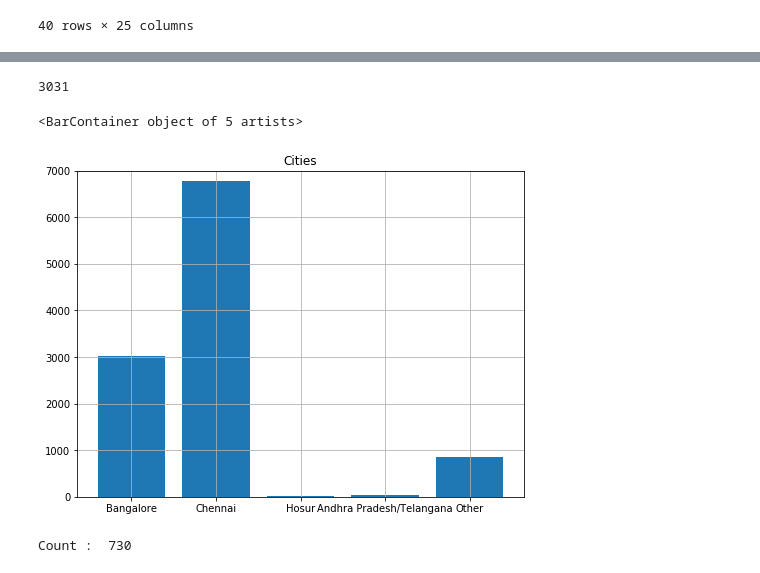
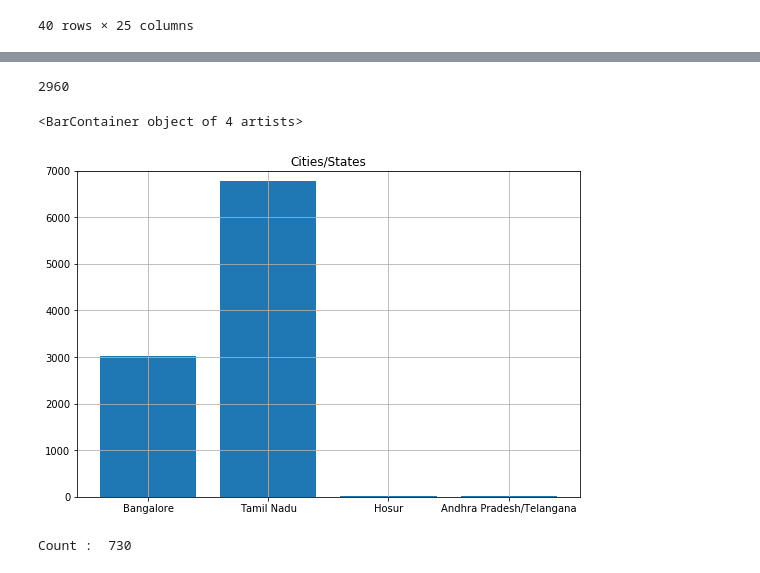
Before and after one commit to ShriyaShankar/Ward-Index, a Jupyter notebook: test_ML.ipynb, the cells around one changed output, grey strips where cells are left out. Saved outputs shown, nothing was run; the diff lists cells and outputs as text; code cells hidden in the pictures.

Commit message:
testing ml + trying to figure out sentiment analysis

```diff
--- a/test_ML.ipynb
+++ b/test_ML.ipynb
@@ -98,8 +119,9 @@ def ward():
             ward_count+=1
     print("Noise: ",ward_count)
 # %%
+#cleaning df.location and alloting city/state IDs
+
 city_number = []
-blor = ["chennai"] #['bangalore', 'Bangalore', 'bengaluru', 'Bengaluru', 'BANGALORE', 'BENGALURU']
 i = 0
 for city in df.location:
     #print(str(city))
@@ -109,8 +131,6 @@ for city in df.location:
         city_number.insert(i, 2)
     elif "Andhra Pradesh" in str(df.location[i]):
         city_number.insert(i, 4)
-    elif "Telangana" in str(df.location[i]):
-        city_number.insert(i,4)
     elif "hosur" in str(df.location[i]).lower():
         city_number.insert(i,3)
     elif "bangalore" in str(df.location[i]).lower():
@@ -124,25 +144,52 @@ for city in df.location:
     else:
         city_number.insert(i,0)
     i += 1
+
+#print(len(city_number))
 df['city_number'] = city_number
 
+k = 0
+for i in df.location:
+        if "chikkajala" in str(df.location[k]).lower():
+            df.city_number[k] = 0
+        if "nagegowdanapalya" in str(df.location[k]).lower():
+            df.city_number[k] = 0
+        if "562157" in str(df.location[k]).lower():
+            df.city_number[k] = 0
+        if "562129" in str(df.location[k]).lower():
+            df.city_number[k] = 0
+        if "Behind government automobile workshop bangalore" in str(df.landmark[k]):
+            df.city_number[k] = 0
+        if "562125" in str(df.location[k]).lower() or "562123" in str(df.location[k]).lower():
+            df.city_number[k] = 0
+        if "562149" in str(df.location[k]).lower() or "madanayakahalli" in str(df.location[k]).lower():
+            df.city_number[k] = 0
+        if "562149" in str(df.location[k]).lower() or "thammenahalli" in str(df.location[k]).lower():
+            df.city_number[k] = 0
+        if "poppat jamals" in str(df.landmark[k]).lower() or "mandaveli" in str(df.landmark[k]).lower() or "perundurai" in str(df.landmark[k]).lower():
+            df.city_number[k] = 2
+        k += 1
+
+
+k = 0
 count = 0
 for n in df.city_number:
     if n == 1:
         #print(df.location[k])
-        count+=1
+        count += 1
+    k += 1
 print(count)
 # %% [output]
-3031
+2960
 # %%
-plt.figure(figsize = (8,6))
+plt.figure(figsize = (9,6))
 plt.ylim(0,7000)
-plt.title("Cities")
+plt.title("Cities/States")
 plt.grid(True)
-plt.bar(['Bangalore','Chennai','Hosur','Andhra Pradesh/Telangana','Other'],[city_number.count(1),city_number.count(2),city_number.count(3),city_number.count(4),city_number.count(0)])
+plt.bar(['Bangalore','Tamil Nadu','Hosur','Andhra Pradesh/Telangana'],[city_number.count(1),city_number.count(2),city_number.count(3),city_number.count(4)])
 # %% [output]
-<BarContainer object of 5 artists>
+<BarContainer object of 4 artists>
-[figure, old version]
+[figure, new version]
 # %%
 c_count = 0
 for i in df.location:
```
Also changed, not shown: parts of 14 cells of this notebook.
